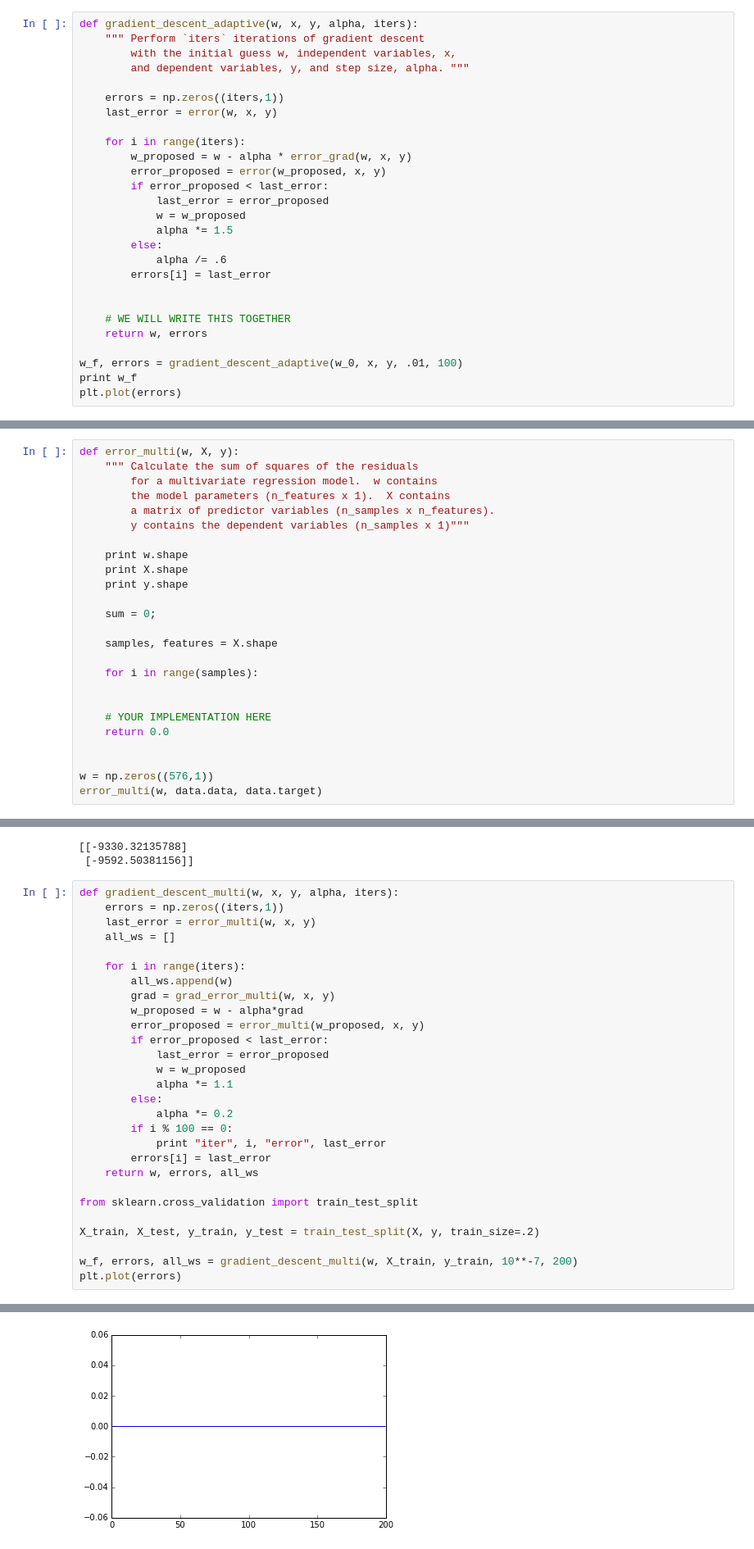
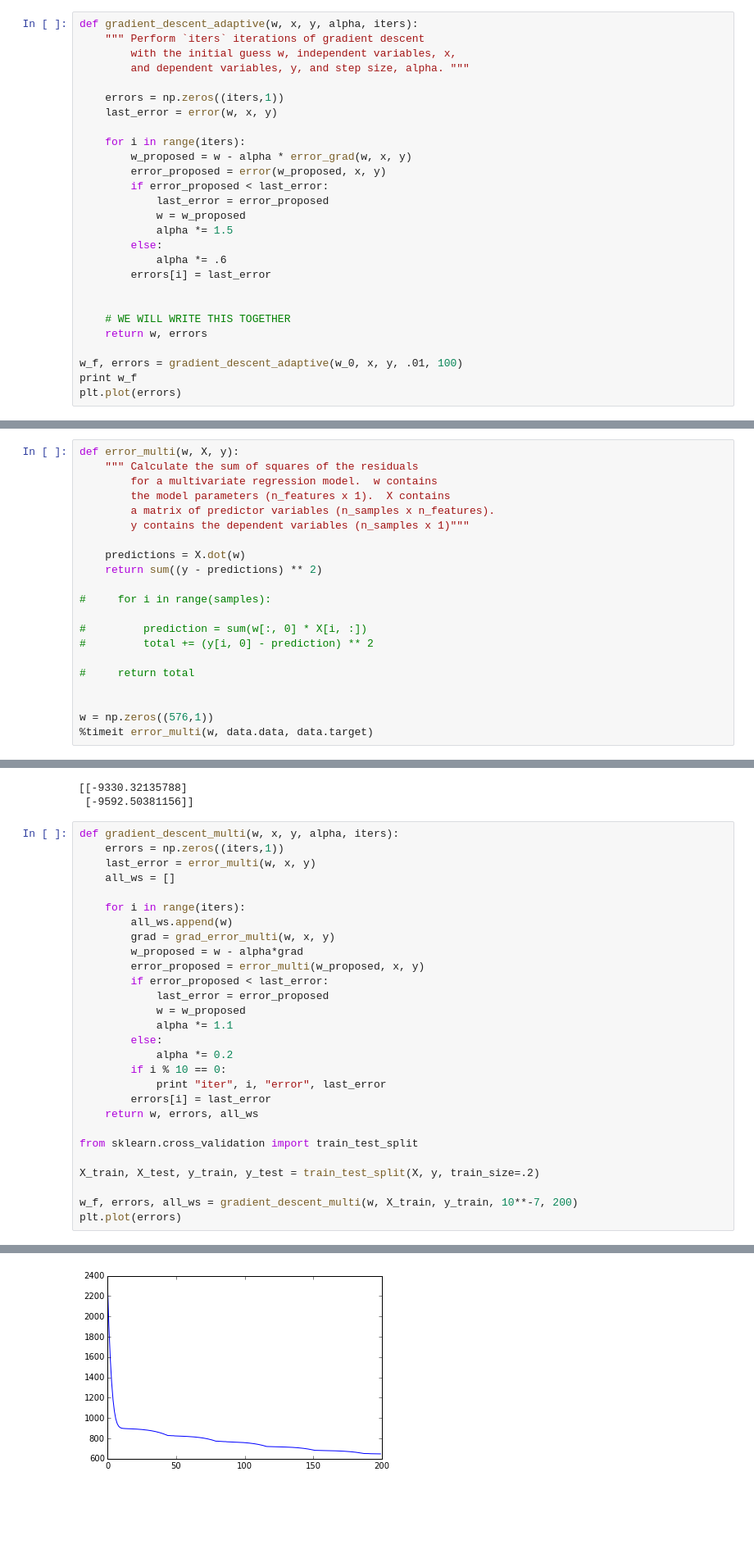
Before and after one commit to greneroom/DataScience16, a Jupyter notebook: inclass/day04/bottom_up_machine_learning.ipynb, the cells around one changed output, grey strips where cells are left out. Shown at 82% size. Cells and saved outputs as stored; diff of their text form; blank space fills up the shorter version.

```diff
--- a/inclass/day04/bottom_up_machine_learning.ipynb
+++ b/inclass/day04/bottom_up_machine_learning.ipynb
@@ -131,7 +131,7 @@ def gradient_descent_adaptive(w, x, y, alpha, iters):
             w = w_proposed
             alpha *= 1.5
         else:
-            alpha /= .6
+            alpha *= .6
         errors[i] = last_error
 
 
@@ -188,21 +188,17 @@ def error_multi(w, X, y):
         a matrix of predictor variables (n_samples x n_features).
         y contains the dependent variables (n_samples x 1)"""
 
-    print w.shape
-    print X.shape
-    print y.shape
+    predictions = X.dot(w)
+    return sum((y - predictions) ** 2)
 
-    sum = 0;
+#     for i in range(samples):
 
-    samples, features = X.shape
+#         prediction = sum(w[:, 0] * X[i, :])
+#         total += (y[i, 0] - prediction) ** 2
 
-    for i in range(samples):
-
-
-    # YOUR IMPLEMENTATION HERE
-    return 0.0
+#     return total
 
 
 w = np.zeros((576,1))
-error_multi(w, data.data, data.target)
+%timeit error_multi(w, data.data, data.target)
 # %% [output]
@@ -268,7 +273,7 @@ def gradient_descent_multi(w, x, y, alpha, iters):
             alpha *= 1.1
         else:
             alpha *= 0.2
-        if i % 100 == 0:
+        if i % 10 == 0:
             print "iter", i, "error", last_error
         errors[i] = last_error
     return w, errors, all_ws
@@ -285,5 +308,5 @@ iter 100 error 0.0
 [<matplotlib.lines.Line2D at 0x...>]
-[figure, old version]
+[figure, new version]
 # %%
 print np.mean((X_test.dot(w_f) > 0.5) == y_test)
 # %% [output]
```
Also changed, not shown: parts of 13 cells of this notebook.
